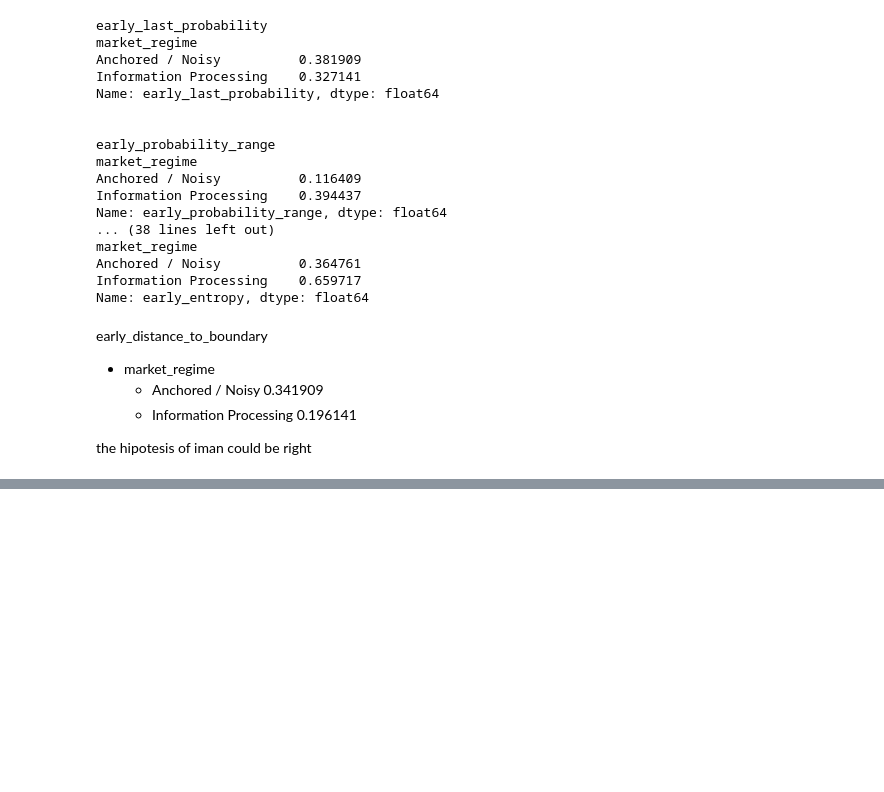
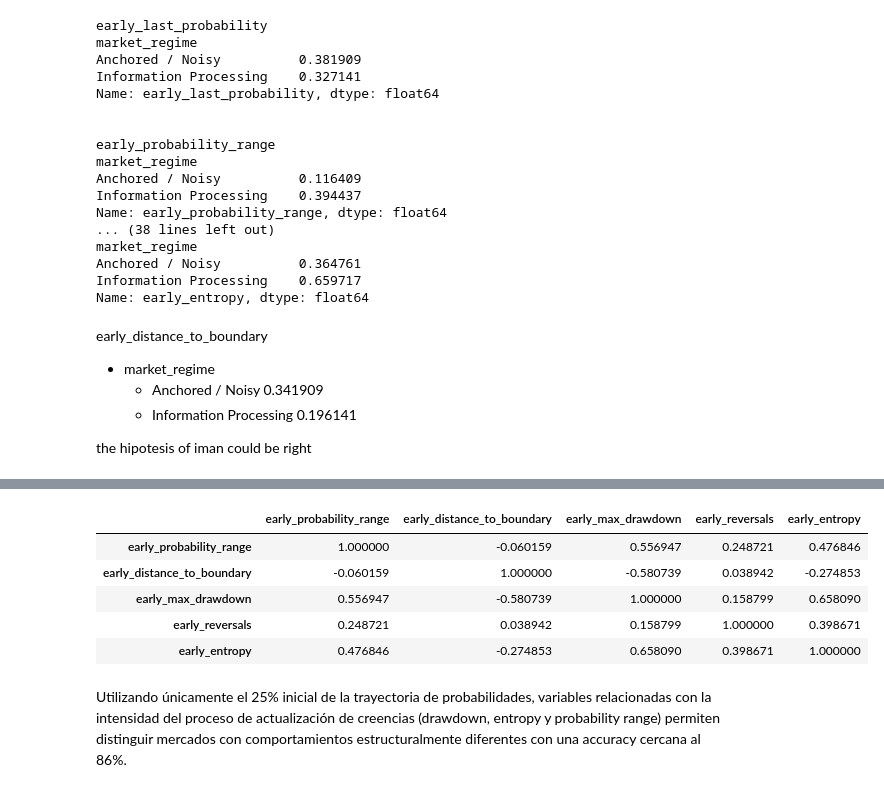
Before and after one commit to ADRIANVM117/data-science-portfolio, a Jupyter notebook: v3_alpha_discovery/notebooks/03_Early_Life_Regime_Signals.ipynb, the cells around one changed output, grey strips where cells are left out. Cells and saved outputs as stored; diff of their text form; code cells hidden in the pictures; blank space fills up the shorter version.

```diff
--- a/v3_alpha_discovery/notebooks/03_Early_Life_Regime_Signals.ipynb
+++ b/v3_alpha_discovery/notebooks/03_Early_Life_Regime_Signals.ipynb
@@ -512,0 +532,19 @@ single_features = [
+# %%
+cols = [
+    "early_probability_range",
+    "early_distance_to_boundary",
+    "early_max_drawdown",
+    "early_reversals",
+    "early_entropy"
+]
+
+df_25[cols].corr()
+# %% [output]
+|  | early_probability_range | early_distance_to_boundary | early_max_drawdown | early_reversals | early_entropy |
+| early_probability_range | 1.000000 | -0.060159 | 0.556947 | 0.248721 | 0.476846 |
+| early_distance_to_boundary | -0.060159 | 1.000000 | -0.580739 | 0.038942 | -0.274853 |
+| early_max_drawdown | 0.556947 | -0.580739 | 1.000000 | 0.158799 | 0.658090 |
+| early_reversals | 0.248721 | 0.038942 | 0.158799 | 1.000000 | 0.398671 |
+| early_entropy | 0.476846 | -0.274853 | 0.658090 | 0.398671 | 1.000000 |
+# %% [markdown]
+Utilizando únicamente el 25% inicial de la trayectoria de probabilidades, variables relacionadas con la intensidad del proceso de actualización de creencias (drawdown, entropy y probability range) permiten distinguir mercados con comportamientos estructuralmente diferentes con una accuracy cercana al 86%.
```
Also changed, not shown: parts of 9 cells of this notebook.
